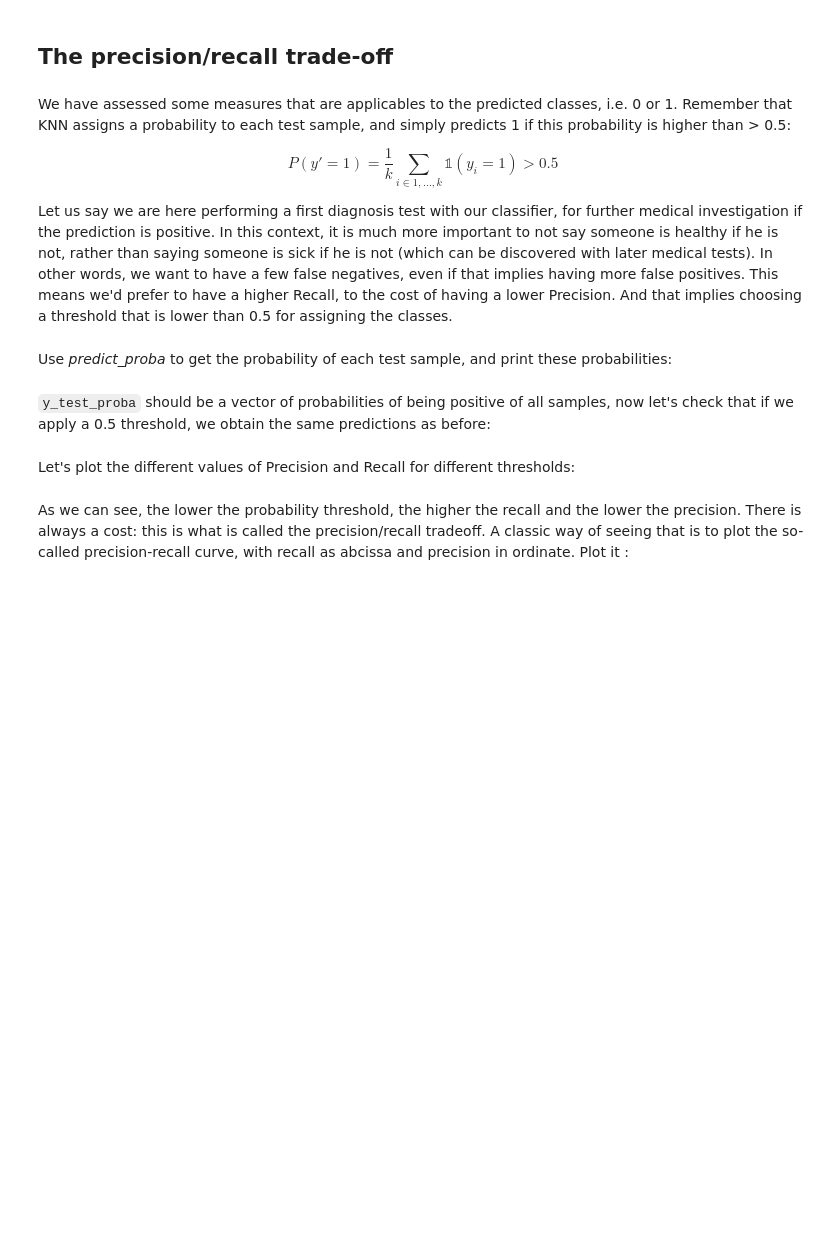
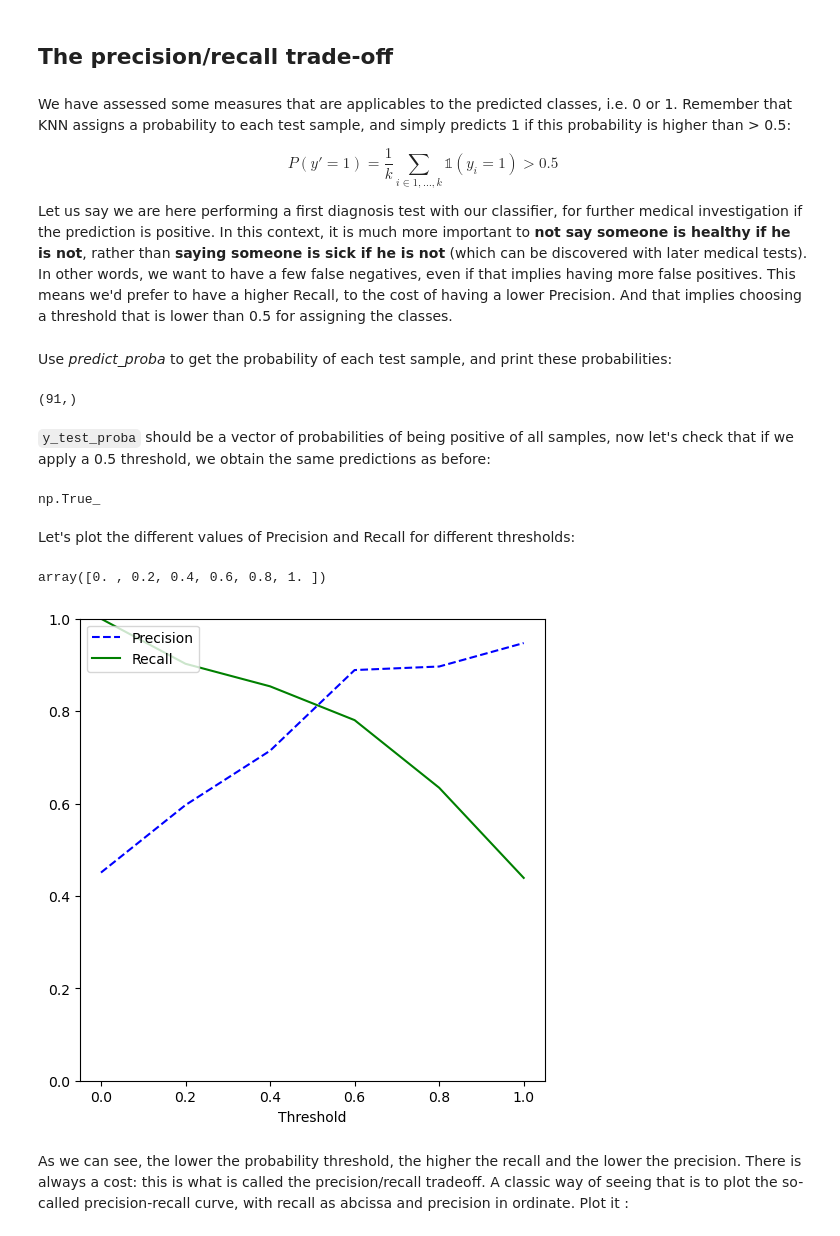
Before and after one commit to thomasmari/DataS3PG, a Jupyter notebook: module/11. ML/2. ML2/Machine_Learning_2.1_Classification.ipynb, the cells around one changed output. Cells and saved outputs as stored; diff of their text form; code cells hidden in the pictures; blank space fills up the shorter version.

```diff
--- a/module/11. ML/2. ML2/Machine_Learning_2.1_Classification.ipynb
+++ b/module/11. ML/2. ML2/Machine_Learning_2.1_Classification.ipynb
@@ -259,6 +413,6 @@ We have assessed some measures that are applicables to the predicted classes, i.
 $$P(y' = 1 ) = \frac{1}{k} \sum_{ i \in 1,\dots,k} \mathbb{1}(y_i = 1)  > 0.5$$
 
 
-Let us say we are here performing a first diagnosis test with our classifier, for further medical investigation if the prediction is positive. In this context, it is much more important to not say someone is healthy if he is not, rather than saying someone is sick if he is not (which can be discovered with later medical tests). In other words, we want to have a few false negatives, even if that implies having more false positives. This means we'd prefer to have a higher Recall, to the cost of having a lower Precision. And that implies choosing a threshold that is lower than 0.5 for assigning the classes.
+Let us say we are here performing a first diagnosis test with our classifier, for further medical investigation if the prediction is positive. In this context, it is much more important to **not say someone is healthy if he is not**, rather than **saying someone is sick if he is not** (which can be discovered with later medical tests). In other words, we want to have a few false negatives, even if that implies having more false positives. This means we'd prefer to have a higher Recall, to the cost of having a lower Precision. And that implies choosing a threshold that is lower than 0.5 for assigning the classes.
 # %% [markdown]
 Use *predict_proba* to get the probability of each test sample, and print these probabilities:
@@ -269,21 +419,44 @@ y_test_proba =
+# %%
+#TOFILL
+#Print the probability associated with y:
+y_test_proba = knn_clf.predict_proba(X_test_scaled)
+y_test_proba_p1 = np.array([p1 for p0,p1 in y_test_proba])
+y_train_proba = knn_clf.predict_proba(X_train_scaled)
+y_train_proba_p1 = np.array([p1 for p0,p1 in y_train_proba])
+print(y_test_proba_p1.shape)
+# %% [output]
+(91,)
 # %% [markdown]
 `y_test_proba` should be a vector of probabilities of being positive of all samples, now let's check that if we apply a 0.5 threshold, we obtain the same predictions as before:
 # %%
 #By default KNN applies a 0.5 threshold to make its predictions:
-((y_test_proba > 0.5).astype(int) == y_test_pred).all()
+def predict(y_proba,thre):
+    return(np.array((y_proba > thre).astype(int)))
+((np.array([p1 for p0,p1 in y_test_proba]) > 0.5).astype(int) == y_test_pred).all()
+(predict(y_test_proba_p1,0.5)== y_test_pred).all()
+# %% [output]
+np.True_
 # %% [markdown]
 Let's plot the different values of Precision and Recall for different thresholds:
 # %%
 #Precision recall tradeoff
 from sklearn.metrics import precision_recall_curve
 
 def plot_precision_recall_vs_threshold(precisions, recalls, thresholds):
     plt.plot(thresholds, precisions[:-1], "b--", label="Precision")
     plt.plot(thresholds, recalls[:-1], "g-", label="Recall")
     plt.xlabel("Threshold")
     plt.legend(loc="upper left")
     plt.ylim([0, 1])
 
 #TOFILL
+figure = plt.figure(figsize=(6,6))
+precision, recall, thresholds = precision_recall_curve(y_true=y_test,probas_pred=y_test_proba_p1)
+plot_precision_recall_vs_threshold(precision, recall, thresholds)
+
+thresholds
+# %% [output]
+array([0. , 0.2, 0.4, 0.6, 0.8, 1. ])
+[figure, added]
 # %% [markdown]
 As we can see, the lower the probability threshold, the higher the recall and the lower the precision. There is always a cost: this is what is called the precision/recall tradeoff. A classic way of seeing that is to plot the so-called precision-recall curve, with recall as abcissa and precision in ordinate. Plot it :
```
Also changed, not shown: parts of 46 cells of this notebook, 5 other files.
